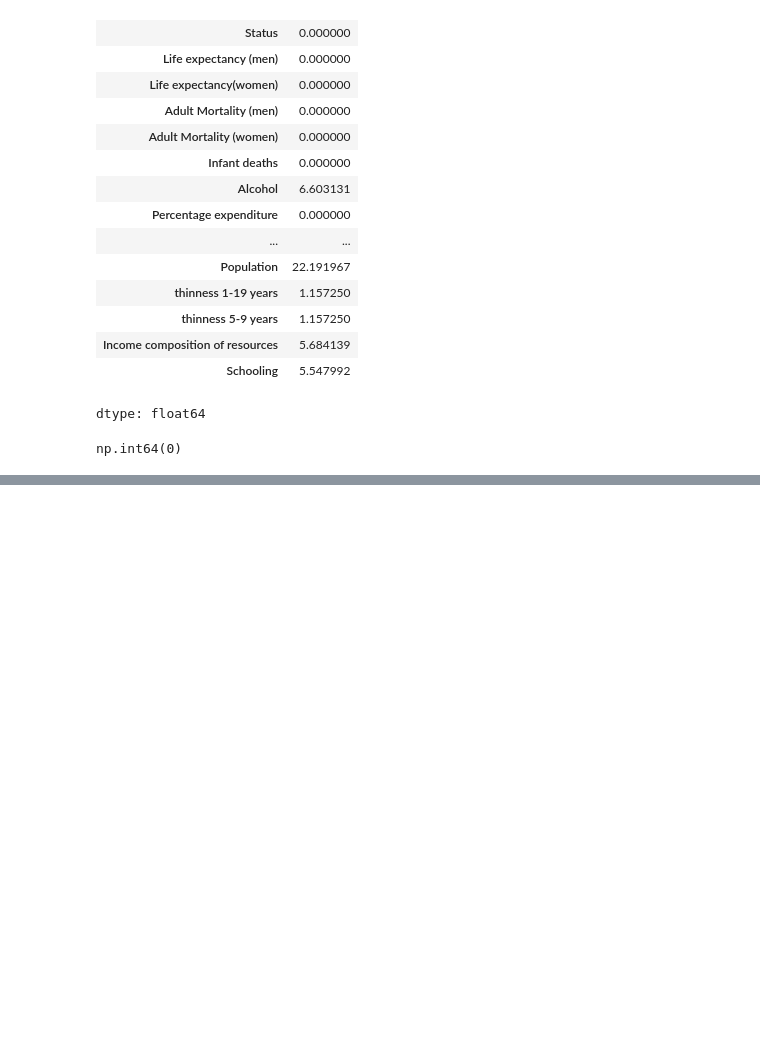
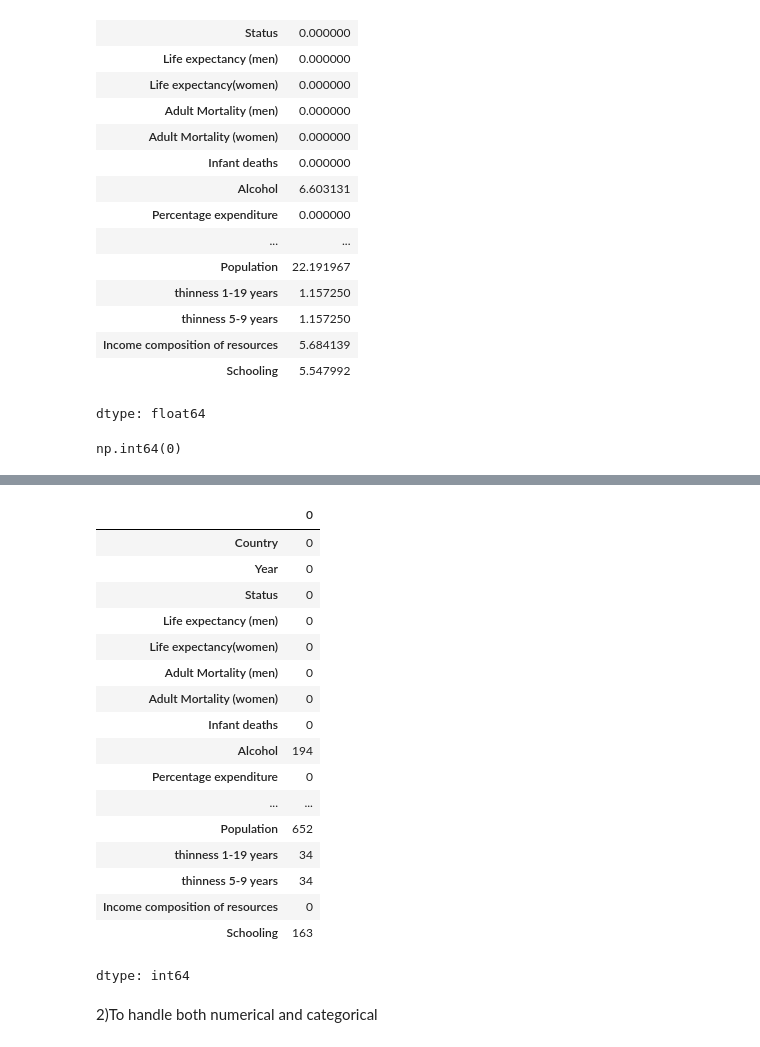
Before and after one commit to rutu019/MLT_practice, a Jupyter notebook: Data_preprocessing.ipynb, the cells around one changed output, grey strips where cells are left out. Saved outputs shown, nothing was run; the diff lists cells and outputs as text; code cells hidden in the pictures; blank space fills up the shorter version.

```diff
--- a/Data_preprocessing.ipynb
+++ b/Data_preprocessing.ipynb
@@ -104,0 +198,3 @@ np.int64(0)
+# %%
+for i in ["BMI","Polio","Income composition of resources"]:
+  df[i].fillna(df[i].median(),inplace=True)
@@ -104,0 +208,23 @@ np.int64(0)
+# %%
+df.isnull().sum()
+# %% [output]
+|  | 0 |
+| Country | 0 |
+| Year | 0 |
+| Status | 0 |
+| Life expectancy (men) | 0 |
+| Life expectancy(women) | 0 |
+| Adult Mortality (men) | 0 |
+| Adult Mortality (women) | 0 |
+| Infant deaths | 0 |
+| Alcohol | 194 |
+| Percentage expenditure | 0 |
+| ... | ... |
+| Population | 652 |
+| thinness 1-19 years | 34 |
+| thinness 5-9 years | 34 |
+| Income composition of resources | 0 |
+| Schooling | 163 |
+dtype: int64
+# %% [markdown]
+2)To handle both numerical and categorical
```
Also changed, not shown: parts of 18 cells of this notebook.
